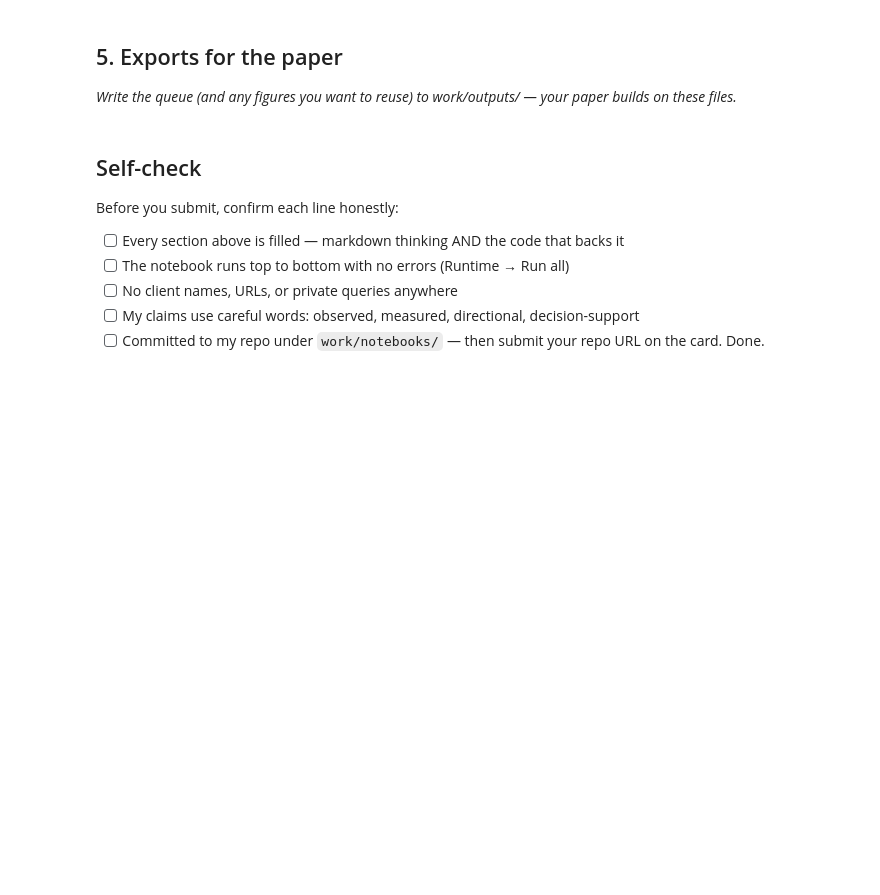
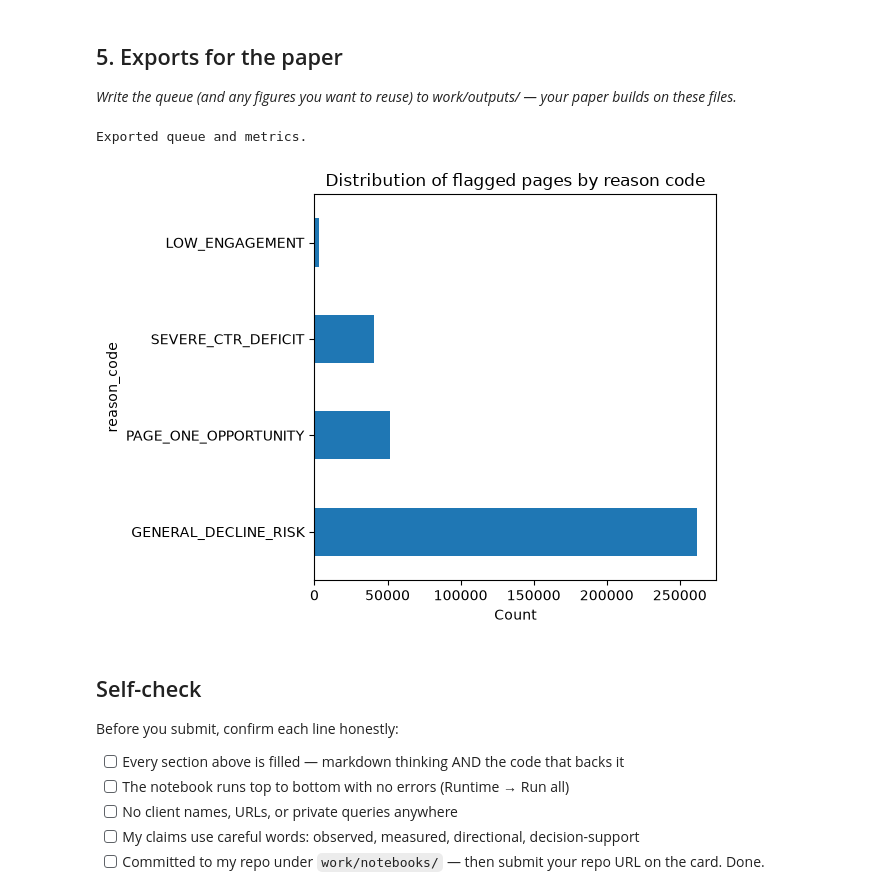
Before and after one commit to muzammilsharf/flyrank-ml-internship, a Jupyter notebook: work/notebooks/w07_action_playbook.ipynb, the cells around one changed output. Cells and saved outputs as stored; diff of their text form; code cells hidden in the pictures; blank space fills up the shorter version.

Commit message:
feat: add w07 exports (metrics JSON, figure) for the paper

```diff
--- a/work/notebooks/w07_action_playbook.ipynb
+++ b/work/notebooks/w07_action_playbook.ipynb
@@ -119,6 +119,43 @@ Each flagged page gets a risk score (0-1, model output) and a reason code explai
 ## 5. Exports for the paper
 
 *Write the queue (and any figures you want to reuse) to work/outputs/ — your paper builds on these files.*
+# %%
+import os
+os.makedirs('../outputs', exist_ok=True)
+os.makedirs('../figures', exist_ok=True)
+
+export_cols = ["content_hash_id", "client_hash_id", "risk_score", "reason_code", "suggested_action",
+               "impressions_90d", "ctr_90d", "avg_position_90d"]
+ranked_queue[export_cols].to_csv('../outputs/action_playbook_queue.csv', index=False)
+
+metrics = {
+    "model": "LightGBM",
+    "precision_at_50_mean": 0.788,
+    "precision_at_50_std": 0.122,
+    "precision_at_50_range": [0.560, 0.940],
+    "validation_seeds": [42, 7, 123, 2024, 99],
+    "excluded_client": "client_08a6a72ff48e62c0",
+    "excluded_periods": ["2026-03", "2026-04"],
+    "total_features": len(features),
+    "total_scored_pages": len(ranked_queue)
+}
+with open('../outputs/model_metrics.json', 'w') as f:
+    json.dump(metrics, f, indent=2)
+
+print("Exported queue and metrics.")
+# %% [output]
+Exported queue and metrics.
+# %%
+import matplotlib.pyplot as plt
+
+ranked_queue["reason_code"].value_counts().plot(kind="barh")
+plt.xlabel("Count")
+plt.title("Distribution of flagged pages by reason code")
+plt.tight_layout()
+plt.savefig('../figures/reason_code_distribution.png', dpi=150)
+plt.show()
+# %% [output]
+[figure, added]
 # %% [markdown]
 ## Self-check
 
```
Also changed, not shown: 2 other files.
